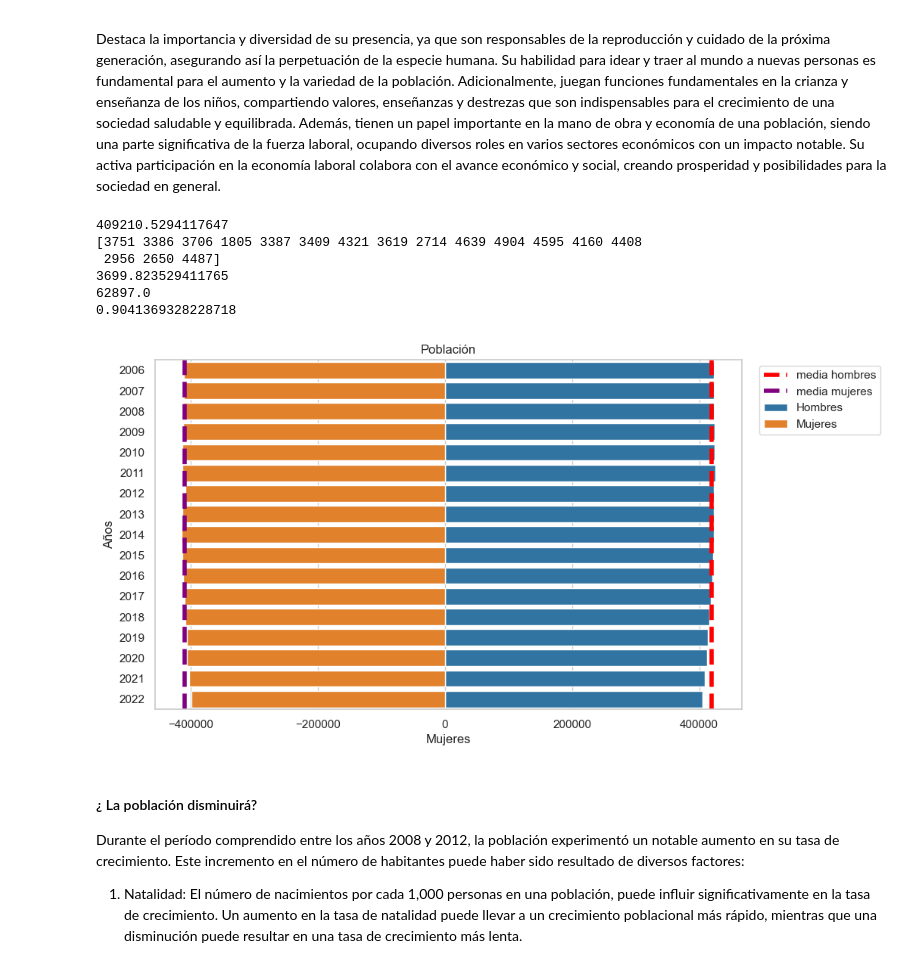
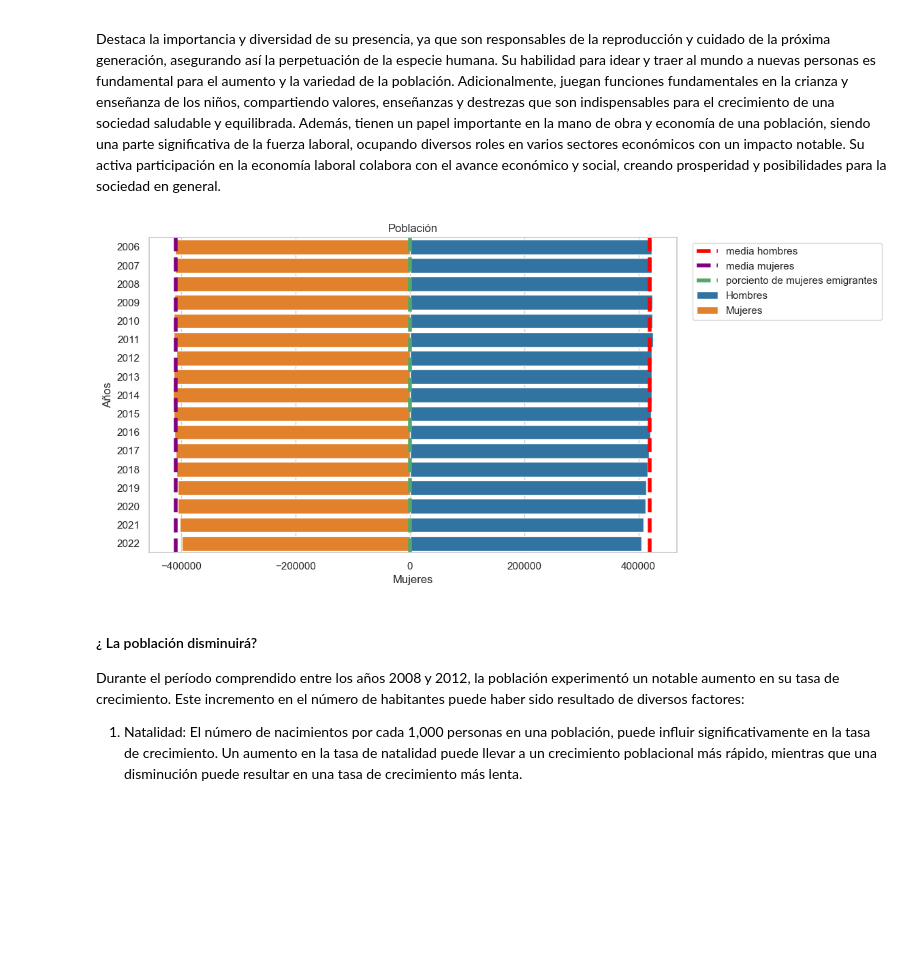
Before and after one commit to ALbertE03/ALbertICD, a Jupyter notebook: Proyecto Final de ICD/ICD.ipynb, the cells around one changed output. Cells and saved outputs as stored; diff of their text form; code cells hidden in the pictures; blank space fills up the shorter version.

```diff
--- a/Proyecto Final de ICD/ICD.ipynb
+++ b/Proyecto Final de ICD/ICD.ipynb
@@ -157,41 +157,35 @@ h = listaH.T.sum(axis = 1)
 #promedio de hombres y mujeres
 mediaMT=m.mean()
 mediaHT=h.mean()
 #porciento de mujeres emigrantes con respecto a la media de mujeres
 mujeres_emigrantes_porciento = (M.mean()/mediaMT)*100
 # Crear el DataFrame
 data = {
     'Años': ['2006', '2007', '2008', '2009', '2010', '2011','2012','2013','2014',
                   '2015','2016','2017','2018','2019','2020','2021','2022'],
     'Hombres': h,
     'Mujeres': m
 }
 df = pd.DataFrame(data)
 # Configurar el estilo y colores de la pirámide
 sns.set(style="whitegrid")
 colors = ["#1f77b4", "#ff7f0e"]  # Azul para hombres, naranja para mujeres
 #tamaño de la pirámide
 plt.figure(figsize=(10, 6))
 # graficar dos gráficos de barras horizontales, uno para hombres y otro para mujeres
 bar1 = sns.barplot(x = 'Hombres', y = 'Años', data = df, color = colors[0], label = 'Hombres')
 bar2 = sns.barplot( x= -df['Mujeres'], y = 'Años', data = df, color = colors[1], label = 'Mujeres')
 # Ajustar la visualización de la pirámide
 plt.ylabel("Años")
 plt.axvline(x=mediaHT, color='red', linestyle='--', label='media hombres',linewidth = 4)
 plt.axvline(x=-mediaMT, color='purple', linestyle='--', label='media mujeres',linewidth = 4)
-plt.axvline(x=-mujeres_emigrantes_porciento, color='b', linestyle='--', label='porciento de mujeres',linewidth = 4)
+plt.axvline(x=-mujeres_emigrantes_porciento, color='g', linestyle='--', label='porciento de mujeres emigrantes',linewidth = 4)
 #titulo
 plt.title("Población")
 plt.legend(bbox_to_anchor = (1.02, 1), loc = 'upper left')
 plt.show()
 # %% [output]
-409210.5294117647
-[3751 3386 3706 1805 3387 3409 4321 3619 2714 4639 4904 4595 4160 4408
- 2956 2650 4487]
-3699.823529411765
-62897.0
-0.9041369328228718
-[figure, old version]
+[figure, new version]
 # %% [markdown]
 #### ¿ La población disminuirá?
 
```
Also changed, not shown: 1 other file.
